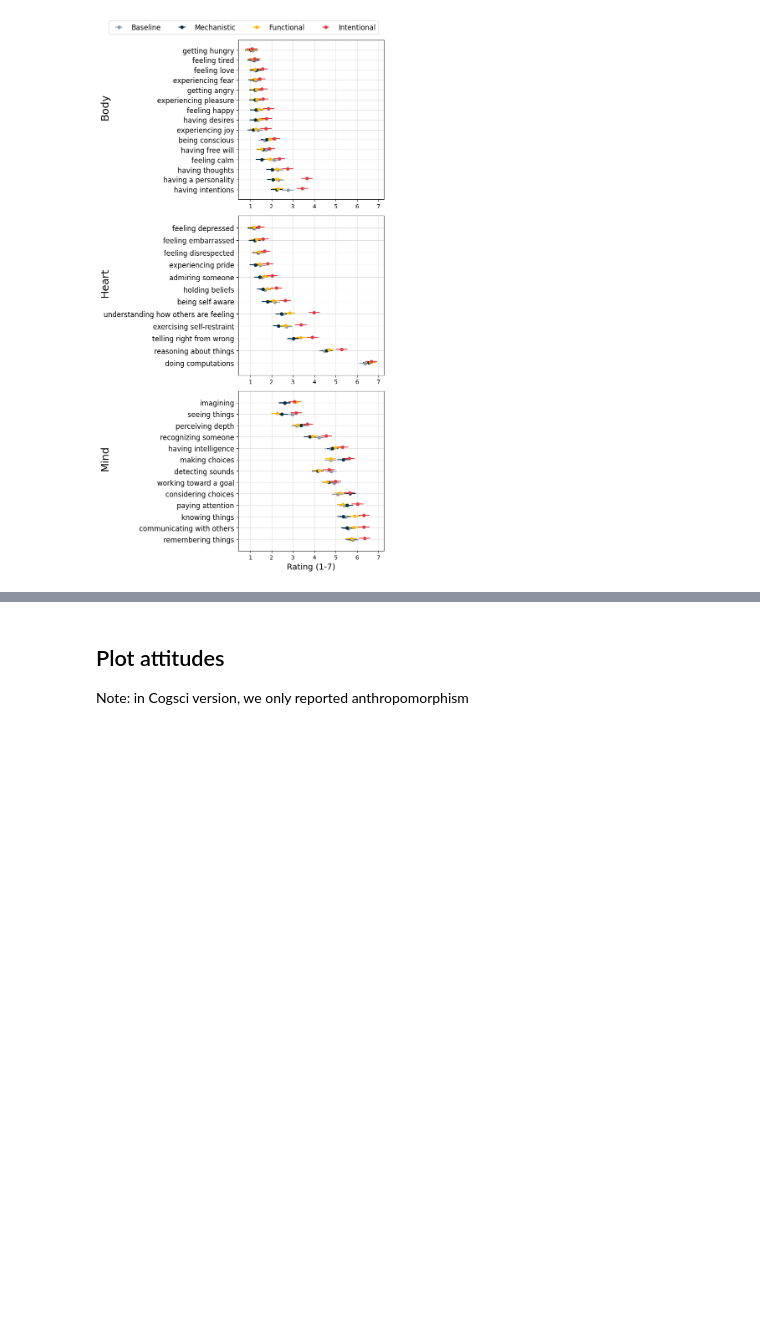
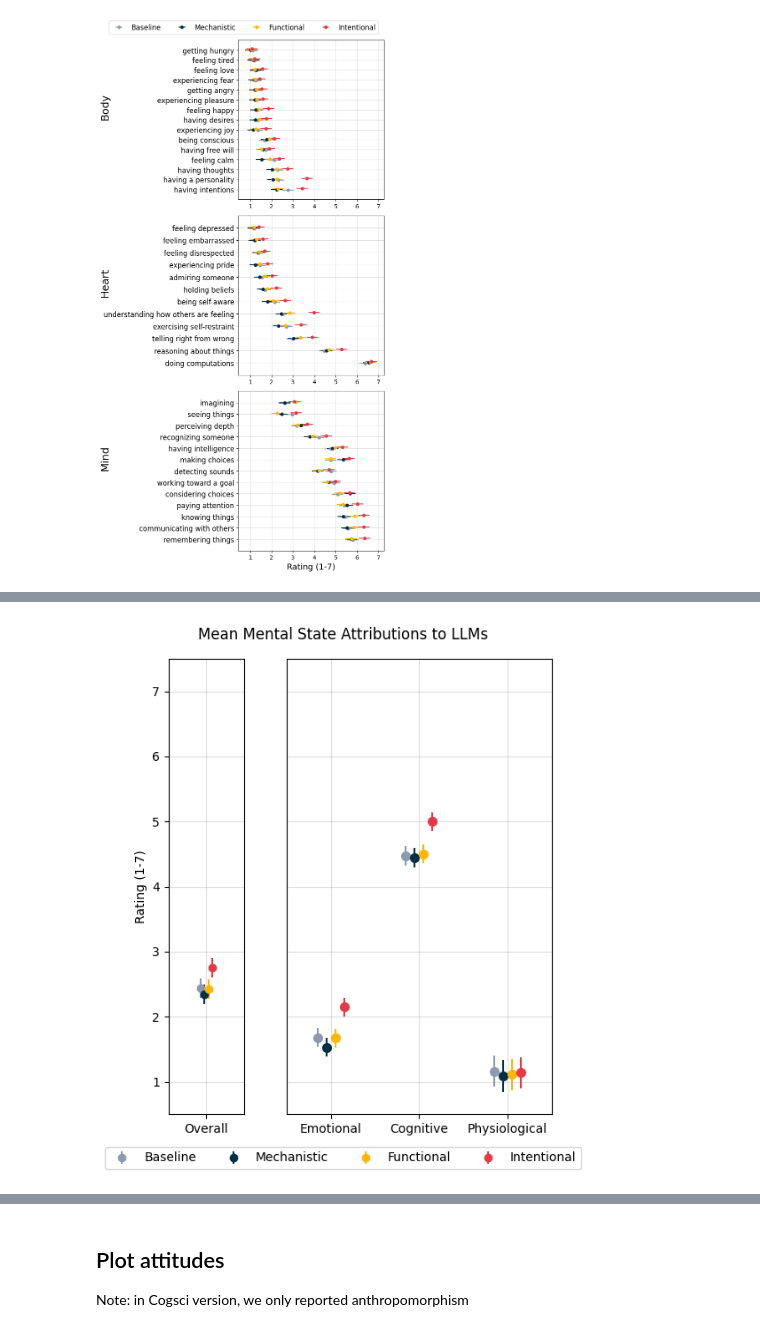
Before and after one commit to allisonchen23/portraying_llms, a Jupyter notebook: code/visualization_notebooks/figures.ipynb, the cells around one changed output, grey strips where cells are left out. Cells and saved outputs as stored; diff of their text form; code cells hidden in the pictures; blank space fills up the shorter version.

Commit message:
added visualization for graphs using factor analysis categories

```diff
--- a/code/visualization_notebooks/figures.ipynb
+++ b/code/visualization_notebooks/figures.ipynb
@@ -15,13 +16,11 @@ The autoreload extension is already loaded. To reload it, use:
   %reload_ext autoreload
 # %%
 analysis_dir = os.path.join(PATH_TO_ROOT, 'analysis')
-# analysis_dir = 'data/pilot_v3_11142024/min_time_1.3333/manual_0/groupings_absolute_study4'
-# grouping_version = analysis_dir.split('groupings_')[1]
 
 # Paths from dependent variables
-# groupings_path = os.path.join(PATH_TO_ROOT, 'dependent_variables/groupings_colombatto_{}.json'.format(grouping_version))
-categories_path = os.path.join(PATH_TO_ROOT, 'data', 'category_groupings.json')
-items_path = os.path.join(PATH_TO_ROOT, 'data', 'mental_capacity_items.txt')
+categories_path = os.path.join(PATH_TO_ROOT, 'data', 'files', 'category_groupings.json')
+factor_categories_path = os.path.join(analysis_dir, 'mental_capacities', 'factor_analysis', 'results', 'fa_groupings.json')
+items_path = os.path.join(PATH_TO_ROOT, 'data', 'files', 'mental_capacity_items.txt')
 
 # Labels and colors for graphs
 conditions = ['Baseline', 'Mechanistic', 'Functional', 'Intentional']
@@ -30,14 +29,16 @@ save_ext = 'pdf'
 
 # Analysis dirs
 categorization_source = 'body-heart-mind'
-# R Results from 40-item survey
+# R Results from 40-item survey using body-heart-mind, factor analysis, and item level
 R_results_save_dir = os.path.join(analysis_dir, 'mental_capacities', categorization_source, 'R', 'results')
+factor_R_results_save_dir = os.path.join(analysis_dir, 'mental_capacities', 'factor_analysis', 'results', 'R', 'results')
 item_level_R_results_save_dir = os.path.join(analysis_dir, 'mental_capacities', 'item_level')
+
 # Attitudes results
 attitudes_R_results_save_dir = os.path.join(analysis_dir, 'attitudes', 'R', 'results')
 
 # Save figure directories
-fig_save_dir = os.path.join(analysis_dir, 'figures', 'cogsci')
+fig_save_dir = os.path.join(analysis_dir, 'figures')
 utils.ensure_dir(fig_save_dir)
 
 log_path = os.path.join(fig_save_dir, 'log.txt')
@@ -469,0 +478,69 @@ plt.show()
+# %%
+overall_category_save_dir = os.path.join(fig_save_dir, 'factor-loading', 'overall_category')
+utils.ensure_dir(overall_category_save_dir)
+
+orientation = 'vertical'
+n_factors = 3
+r_results_path = os.path.join(factor_R_results_save_dir, '{}_components_results.txt'.format(n_factors))
+if not os.path.exists(r_results_path):
+    raise ValueError("Path to R results file {} does not exist".format(r_results_path))
+
+grouping_source = 'factor_analysis'
+groups = ['Factor{}'.format(i + 1) for i in range(n_factors)]
+
+
+# Create fig with multiple subplots
+fig, axes = plt.subplots(1, 2, sharey=True, figsize=(5,6), gridspec_kw={'width_ratios': [1, 3.5]})
+
+# Right plot is means by category
+fig, axes[1] = category_level_pointplot(
+    r_results_path=r_results_path,
+    grouping_source=grouping_source,
+    groups=groups,
+    conditions=conditions,
+    emmeans_graph_save_dir=overall_category_save_dir,
+    condition_color_idxs=condition_color_idxs,
+    orientation=orientation,
+    show_xlabels=False,
+    show_ylabels=False,
+    label=False,
+    marker_size=7,
+    show_legend=False,
+    title=None,
+    fig=fig,
+    ax=axes[1],
+    show=False,
+    save_path=None)
+
+# Re-label X-tick labels
+axes[1].set_xticklabels(['Emotional', 'Cognitive', 'Physiological'])
+# Left plot should be the overall means
+fig, axes[0] = overall_pointplot(
+    r_results_path=r_results_path,
+    grouping_source=grouping_source,
+    conditions=conditions,
+    emmeans_graph_save_dir=overall_category_save_dir,
+    condition_color_idxs=condition_color_idxs,
+    orientation=orientation,
+    label=True,
+    show_legend=False,
+    show_xlabel=False,
+    title=None,
+    fig=fig,
+    ax=axes[0],
+    save_path=None,
+    show=False)
+
+fig.legend(loc='lower center', bbox_to_anchor=(0.5, -0.05), ncol=4)
+fig.suptitle('Mean Mental State Attributions to LLMs')
+
+plt.tight_layout()
+plt.subplots_adjust(wspace=0.25)
+
+
+save_path = os.path.join( overall_category_save_dir, 'overall_factor_loading.{}'.format(save_ext))
+
+utils.informal_log("Saving graph to {}".format(save_path))
+plt.savefig(save_path, bbox_inches="tight")
+plt.show()
+# %% [output]
@@ -469,0 +549 @@ plt.show()
+[figure, added]
```
Also changed, not shown: parts of 10 cells of this notebook.
